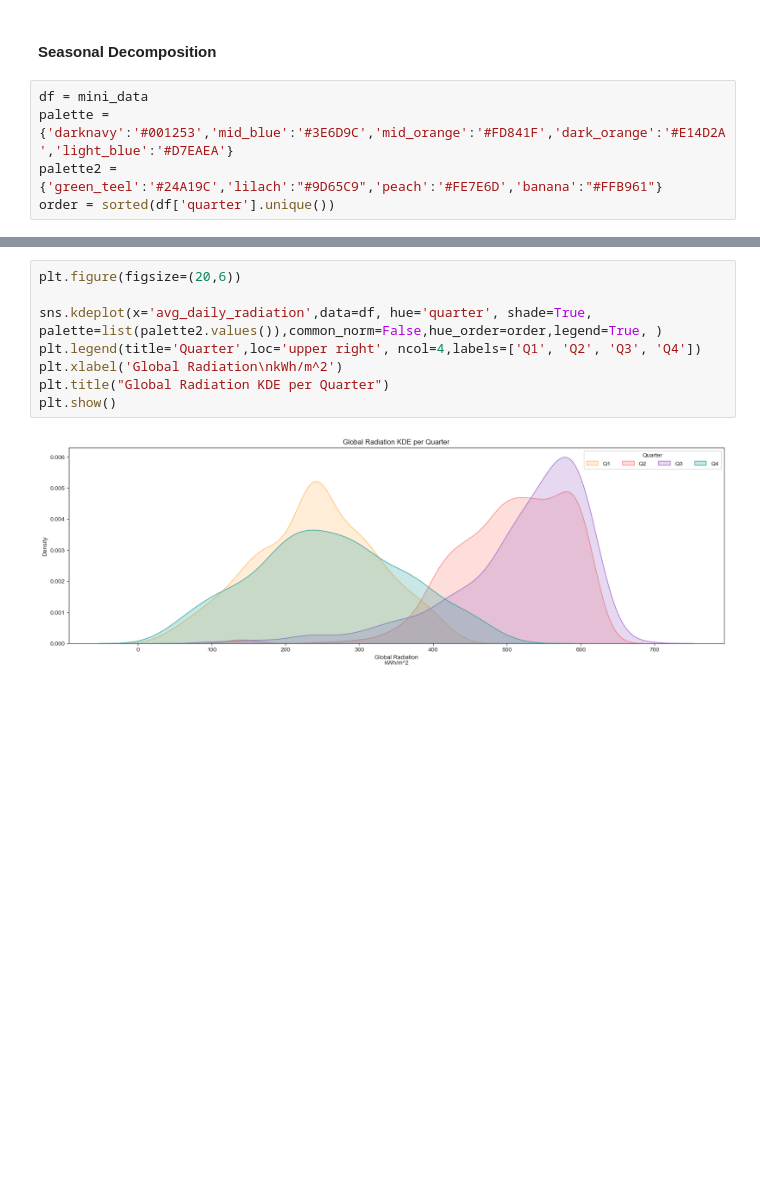
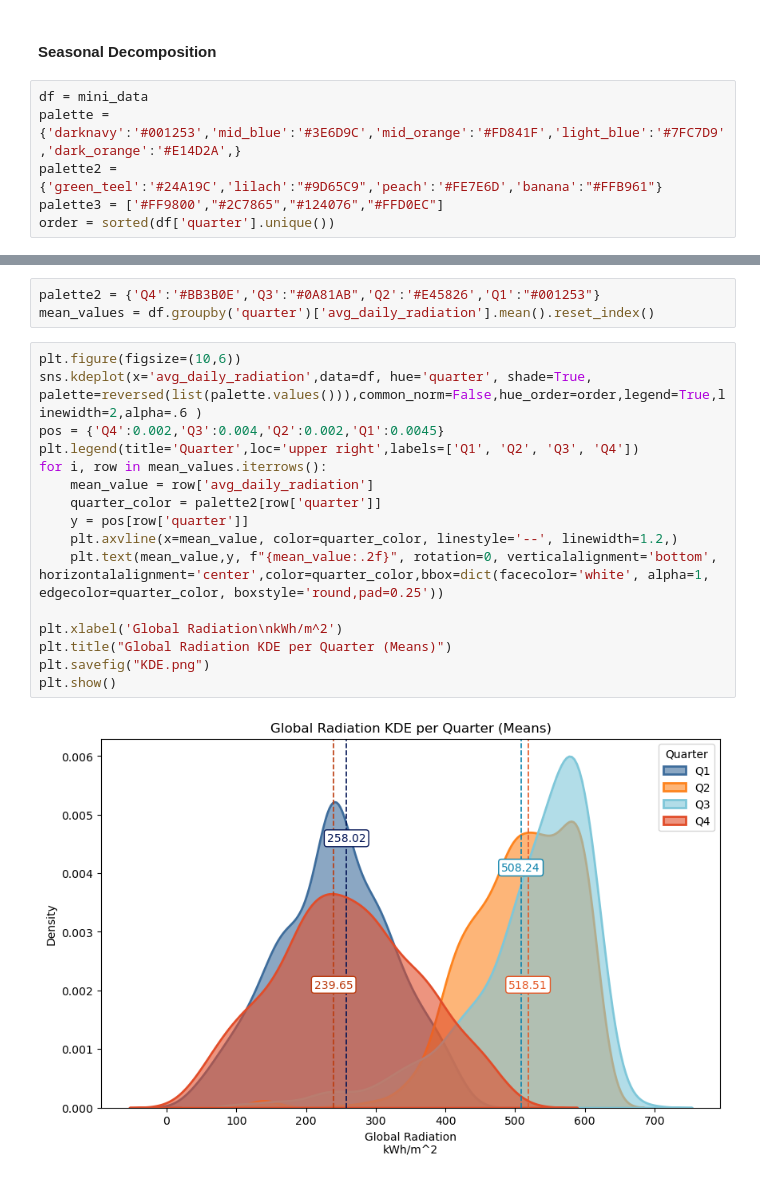
Before and after one commit to TalPeer-github/TimeSeriesAnalysis, a Jupyter notebook: FinalProject/Part1.ipynb, the cells around one changed output, grey strips where cells are left out. Cells and saved outputs as stored; diff of their text form; blank space fills up the shorter version.

```diff
--- a/FinalProject/Part1.ipynb
+++ b/FinalProject/Part1.ipynb
@@ -47,8 +71,9 @@ mini_data.head()
 #### Seasonal Decomposition
 # %%
 df = mini_data
-palette = {'darknavy':'#001253','mid_blue':'#3E6D9C','mid_orange':'#FD841F','dark_orange':'#E14D2A','light_blue':'#D7EAEA'}
+palette = {'darknavy':'#001253','mid_blue':'#3E6D9C','mid_orange':'#FD841F','light_blue':'#7FC7D9','dark_orange':'#E14D2A',}
 palette2 = {'green_teel':'#24A19C','lilach':"#9D65C9",'peach':'#FE7E6D','banana':"#FFB961"}
+palette3 = ['#FF9800',"#2C7865","#124076","#FFD0EC"]
 order = sorted(df['quarter'].unique())
 # %%
 import matplotlib.dates as mdates
@@ -111,10 +137,21 @@ plt.show()
+# %%
+palette2 = {'Q4':'#BB3B0E','Q3':"#0A81AB",'Q2':'#E45826','Q1':"#001253"}
+mean_values = df.groupby('quarter')['avg_daily_radiation'].mean().reset_index()
 # %%
-plt.figure(figsize=(20,6))
+plt.figure(figsize=(10,6))
+sns.kdeplot(x='avg_daily_radiation',data=df, hue='quarter', shade=True, palette=reversed(list(palette.values())),common_norm=False,hue_order=order,legend=True,linewidth=2,alpha=.6 )
+pos = {'Q4':0.002,'Q3':0.004,'Q2':0.002,'Q1':0.0045}
+plt.legend(title='Quarter',loc='upper right',labels=['Q1', 'Q2', 'Q3', 'Q4'])
+for i, row in mean_values.iterrows():
+    mean_value = row['avg_daily_radiation']
+    quarter_color = palette2[row['quarter']]
+    y = pos[row['quarter']]
+    plt.axvline(x=mean_value, color=quarter_color, linestyle='--', linewidth=1.2,)
+    plt.text(mean_value,y, f"{mean_value:.2f}", rotation=0, verticalalignment='bottom', horizontalalignment='center',color=quarter_color,bbox=dict(facecolor='white', alpha=1, edgecolor=quarter_color, boxstyle='round,pad=0.25'))
 
-sns.kdeplot(x='avg_daily_radiation',data=df, hue='quarter', shade=True, palette=list(palette2.values()),common_norm=False,hue_order=order,legend=True, )
-plt.legend(title='Quarter',loc='upper right', ncol=4,labels=['Q1', 'Q2', 'Q3', 'Q4'])
 plt.xlabel('Global Radiation\nkWh/m^2')
-plt.title("Global Radiation KDE per Quarter")
+plt.title("Global Radiation KDE per Quarter (Means)")
+plt.savefig("KDE.png")
 plt.show()
 # %% [output]
-[figure, old version]
+[figure, new version]
```
Also changed, not shown: parts of 12 cells of this notebook, 8 other files.
